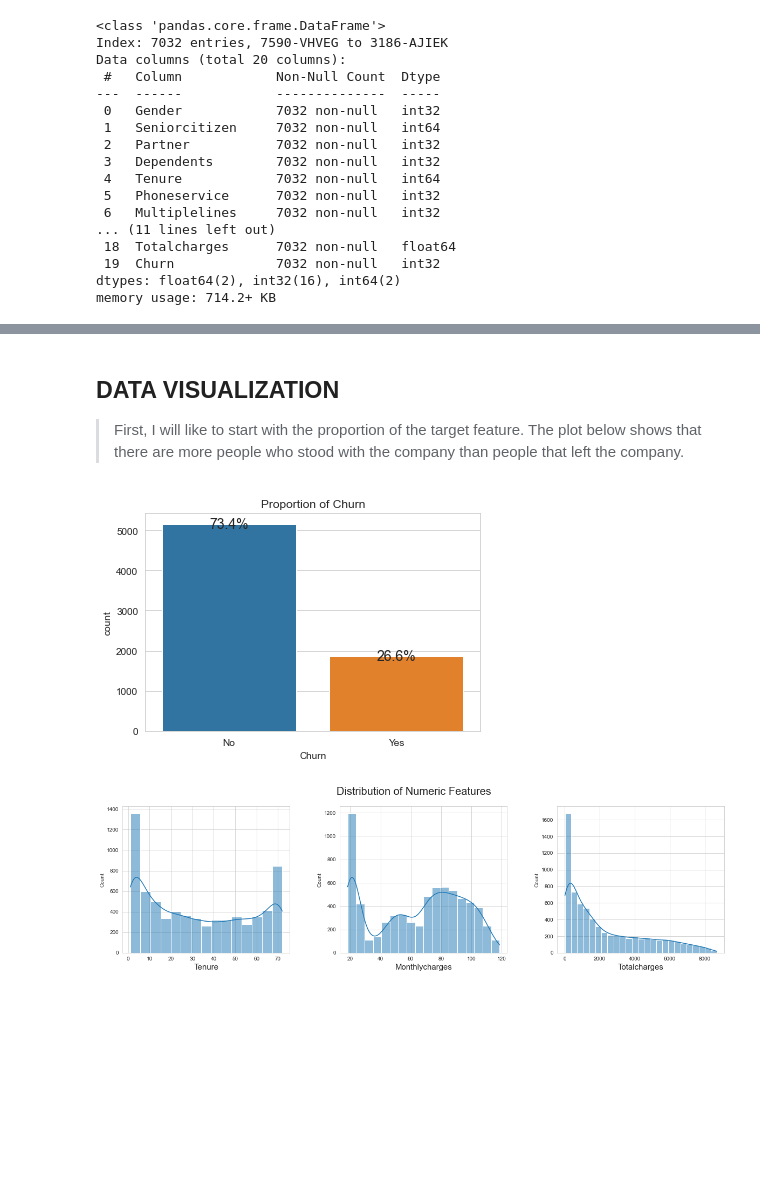
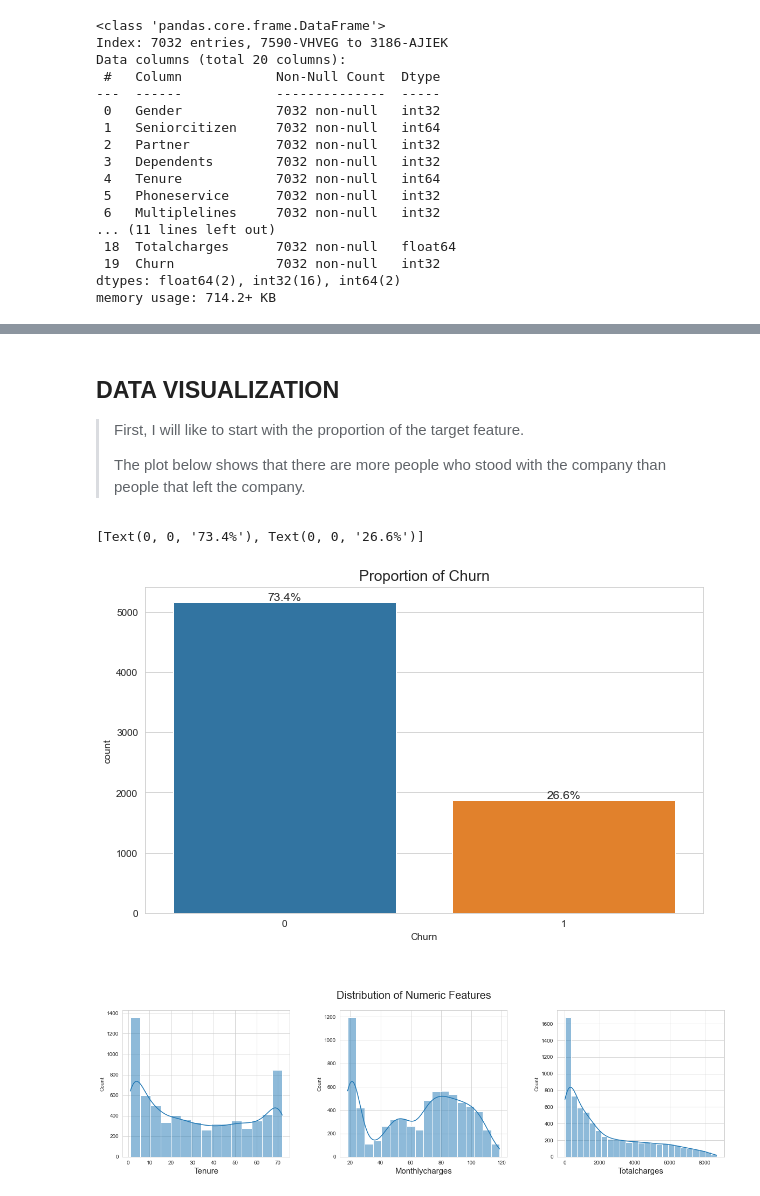
Before and after one commit to AduragbemiOyinlola/Churn, a Jupyter notebook: churn.ipynb, the cells around one changed output, grey strips where cells are left out. Saved outputs shown, nothing was run; the diff lists cells and outputs as text; code cells hidden in the pictures; blank space fills up the shorter version.

```diff
--- a/churn.ipynb
+++ b/churn.ipynb
@@ -299,15 +299,6 @@ df.head()
 # %% [markdown]
 ## **DATA VISUALIZATION**
 
-> First, I will like to start with the proportion of the target feature. The plot below shows that there are more people who stood with the company than people that left the company.
+> First, I will like to start with the proportion of the target feature.
+>
+>The plot below shows that there are more people who stood with the company than people that left the company.
-# %%
-ax = sns.countplot(x='Churn', data=df)
-plt.title('Proportion of Churn')
-total = len(df)
-for p in ax.patches:
-    percentage = '{:.1f}%'.format(100 * p.get_height()/total)
-    x = p.get_x() + p.get_width()/2
-    y = p.get_height()
-    ax.annotate(percentage, (x, y), va='center', ha='center', size=14)
-# %% [output]
-[figure, removed]
@@ -319,3 +305,13 @@ cat_feat = ['Gender', 'Partner', 'Dependents', 'Phoneservice',
+# %%
+fig, ax = plt.subplots(figsize=(10, 6))
+count = sns.countplot(x='Churn', data=df)
+plt.title('Proportion of Churn', size=15)
+ax.bar_label(count.containers[0], labels=['73.4%', '26.6%'], size=12)
+# %% [output]
+[Text(0, 0, '73.4%'), Text(0, 0, '26.6%')]
+[figure, added]
+# %% [markdown]
+>
 # %%
 num_feat = ['Tenure', 'Monthlycharges', 'Totalcharges']
 plt.figure(figsize=(20, 5))
```
Also changed, not shown: parts of 6 cells of this notebook.
